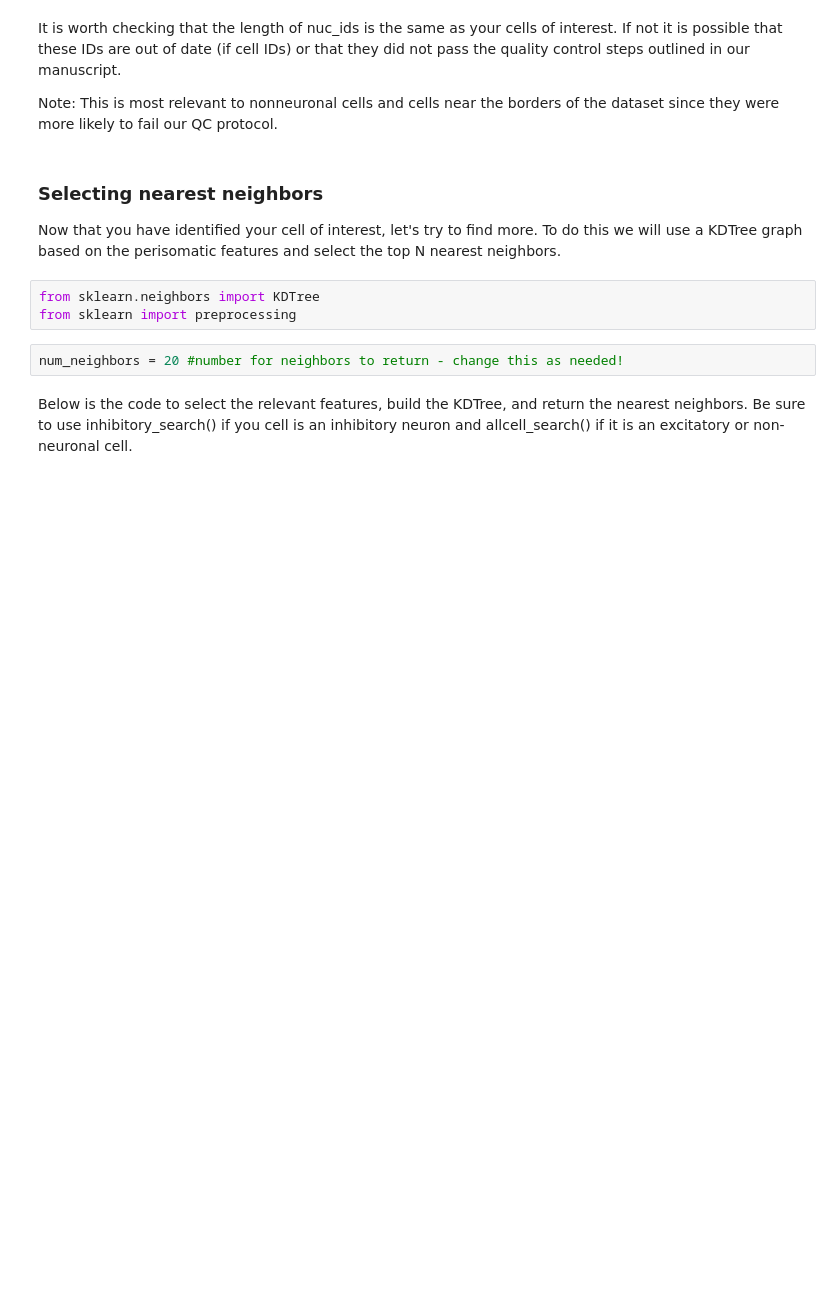
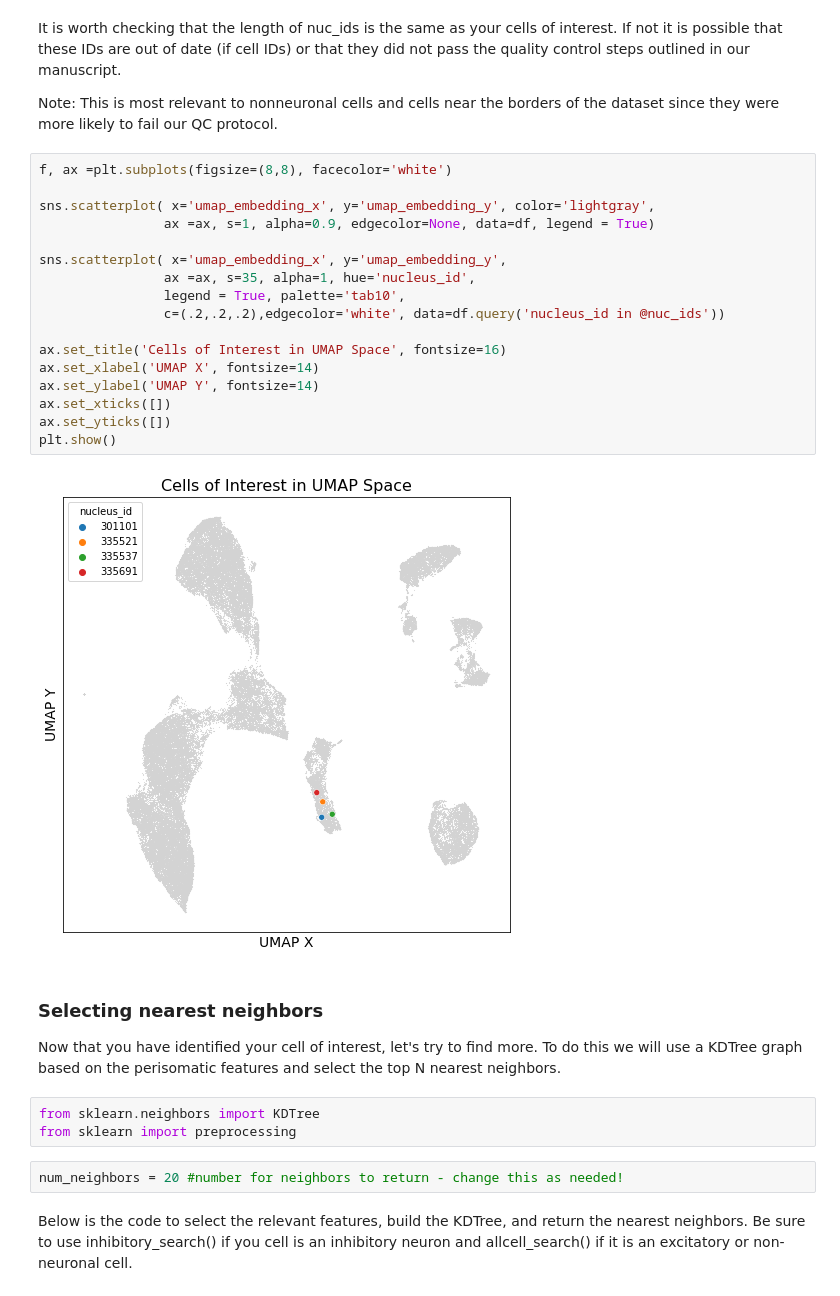
Before and after one commit to lelabbady/Perisomatic_Based_CellTyping, a Jupyter notebook: tutorials/Cell_Search/Cell_Search_Code_Tutorial.ipynb, the cells around one changed output. Cells and saved outputs as stored; diff of their text form; blank space fills up the shorter version.

```diff
--- a/tutorials/Cell_Search/Cell_Search_Code_Tutorial.ipynb
+++ b/tutorials/Cell_Search/Cell_Search_Code_Tutorial.ipynb
@@ -112,6 +115,25 @@ nuc_ids
 It is worth checking that the length of nuc_ids is the same as your cells of interest. If not it is possible that these IDs are out of date (if cell IDs) or that they did not pass the quality control steps outlined in our manuscript.
 
 Note: This is most relevant to nonneuronal cells and cells near the borders of the dataset since they were more likely to fail our QC protocol.
+# %%
+f, ax =plt.subplots(figsize=(8,8), facecolor='white')
+
+sns.scatterplot( x='umap_embedding_x', y='umap_embedding_y', color='lightgray',
+                ax =ax, s=1, alpha=0.9, edgecolor=None, data=df, legend = True)
+
+sns.scatterplot( x='umap_embedding_x', y='umap_embedding_y',
+                ax =ax, s=35, alpha=1, hue='nucleus_id',
+                legend = True, palette='tab10',
+                c=(.2,.2,.2),edgecolor='white', data=df.query('nucleus_id in @nuc_ids'))
+
+ax.set_title('Cells of Interest in UMAP Space', fontsize=16)
+ax.set_xlabel('UMAP X', fontsize=14)
+ax.set_ylabel('UMAP Y', fontsize=14)
+ax.set_xticks([])
+ax.set_yticks([])
+plt.show()
+# %% [output]
+[figure, added]
 # %% [markdown]
 ### Selecting nearest neighbors
 
```
Also changed, not shown: parts of 9 cells of this notebook.
